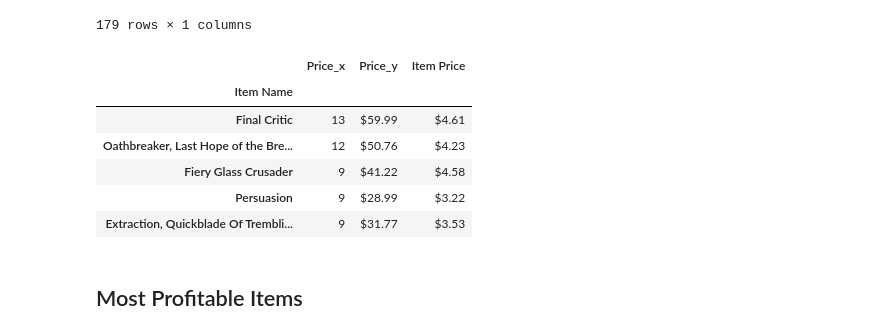
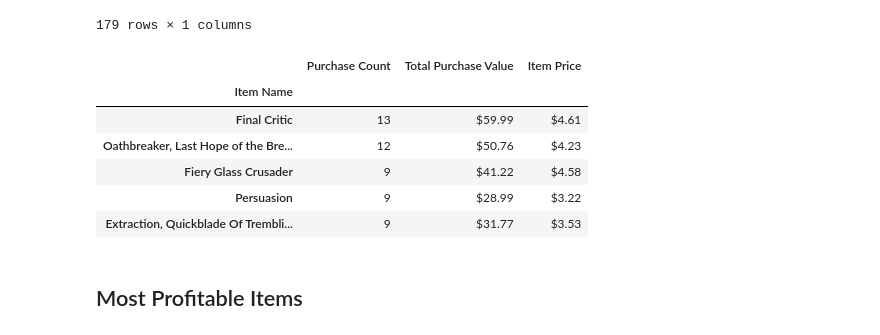
Before and after one commit to Gujaratigirl/Pandas_Challenge, a Jupyter notebook: HeroesOfPymoli/2 HeroesOfPymoli_starter.ipynb, the cells around one changed output. Drawn from its saved outputs; the diff is of its cells as text; code cells hidden in the pictures.

```diff
--- a/HeroesOfPymoli/2 HeroesOfPymoli_starter.ipynb
+++ b/HeroesOfPymoli/2 HeroesOfPymoli_starter.ipynb
@@ -599,15 +599,17 @@ most_pop2_sort_df
 # %%
 merge_pop_df = pd.merge(most_pop1_sort_df, most_pop2_sort_df,how='right', on='Item Name')
 merge_pop_df = merge_pop_df.sort_values("Price_x", ascending=False)
 merge_pop_df["Item Price"] = round(merge_pop_df["Price_y"]/merge_pop_df["Price_x"],2)
 merge_pop_df["Item Price"] =  "$" + merge_pop_df["Item Price"].astype(str)
 merge_pop_df["Price_y"] = round(merge_pop_df["Price_y"],2)
 merge_pop_df["Price_y"] =  "$" + merge_pop_df["Price_y"].astype(str)
+merge_pop_df.rename (columns = {"Price_x":"Purchase Count","Price_y" :"Total Purchase Value"}, inplace= True)
+merge_pop_df= merge_pop_df[[]]
 #add Item number
 #merge_pop_df = pd.merge(merge_pop_df, most_pop2_sort_df,how='right', on='Item Name')
 merge_pop_df.head()
 # %% [output]
-|  | Price_x | Price_y | Item Price |
+|  | Purchase Count | Total Purchase Value | Item Price |
 | Item Name |  |  |  |
 | Final Critic | 13 | $59.99 | $4.61 |
 | Oathbreaker, Last Hope of the Bre... | 12 | $50.76 | $4.23 |
```
